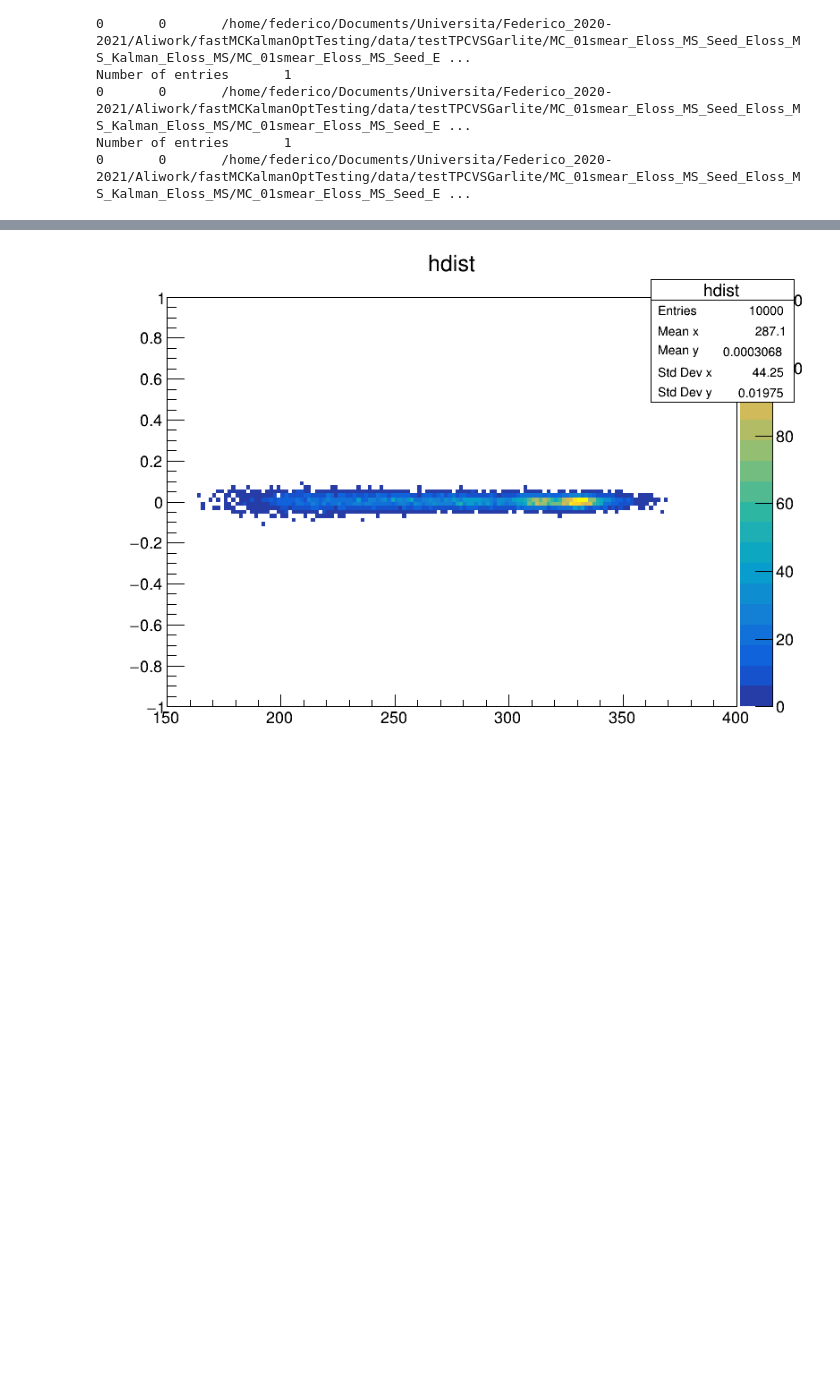
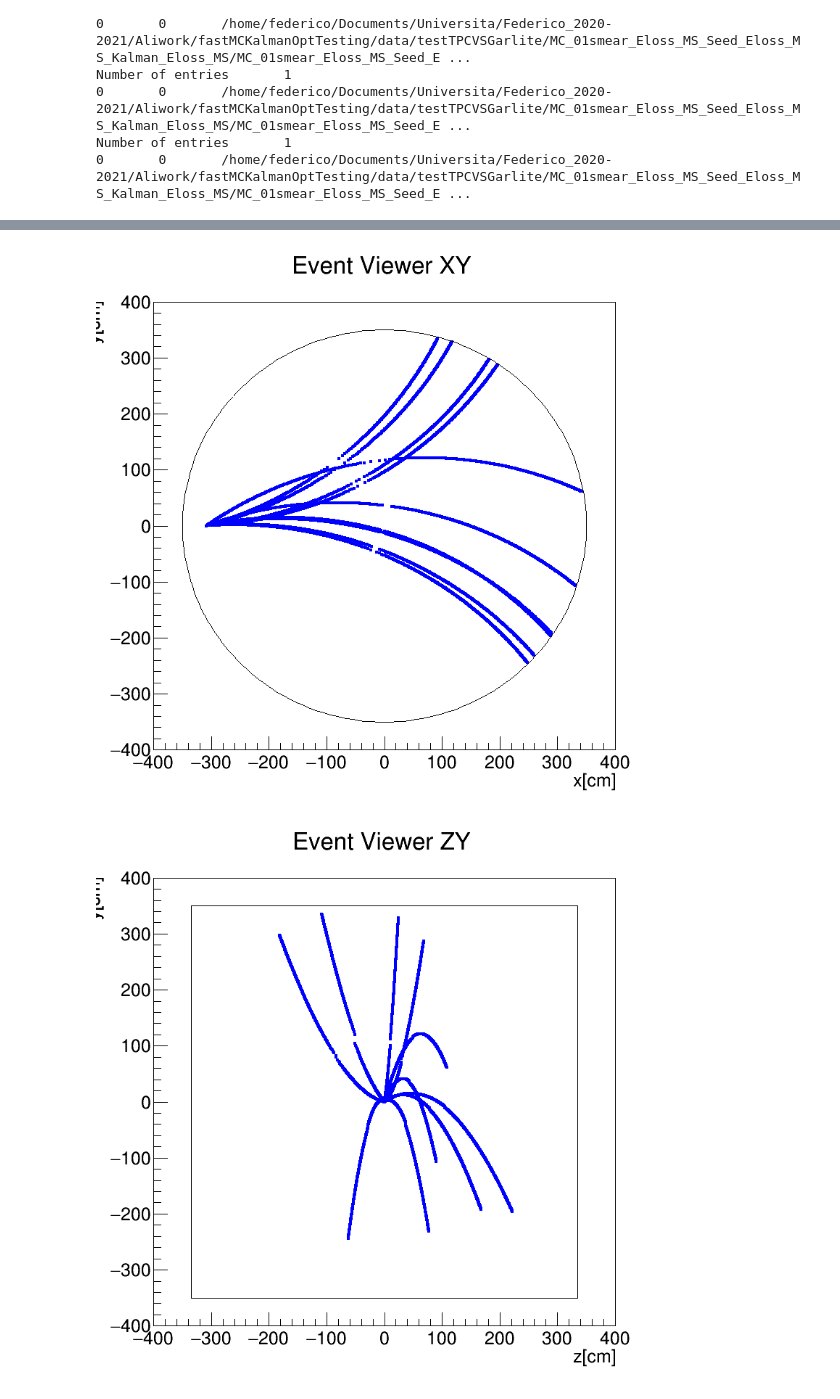
Before and after one commit to Trenchcoat95/fastMCKalmanOptTesting, a Jupyter notebook: fastMCKalman/MC/fastMCKalmanXY.ipynb, the cells around one changed output, grey strips where cells are left out. Saved outputs shown, nothing was run; the diff lists cells and outputs as text; code cells hidden in the pictures; blank space fills up the shorter version.

```diff
--- a/fastMCKalman/MC/fastMCKalmanXY.ipynb
+++ b/fastMCKalman/MC/fastMCKalmanXY.ipynb
@@ -25,38 +25,64 @@ Number of entries       1
 Number of entries       1
 0       0       /home/federico/Documents/Universita/Federico_2020-2021/Aliwork/fastMCKalmanOptTesting/data/testTPCVSGarlite/MC_01smear_Eloss_MS_Seed_Eloss_MS_Kalman_Eloss_MS/MC_01smear_Eloss_MS_Seed_E ...
 # %%
-hdist = ROOT.TH2D("hdist","hdist",150,150,400,100,-1,1)
+#hXY = ROOT.TH2D("hdist","hdist",800,-400,400,800,-400,400)
+x = array('d')
+y = array('d')
+z = array('d')
 
-for iev in range(tree.GetEntries()):
+for iev in range(10):
     tree.GetEntry(iev)
     #print("entry number: ",str(iev))
     if (tree.part.fStatusMaskIn[1]!=31 or tree.part.fParamMC.size()==0): continue
 
-    xyz_st = [tree.part.fParamMC[1].GetX(),tree.part.fParamMC[1].GetParameter()[0],tree.part.fParamMC[1].GetParameter()[1]]
-    alpha_st = tree.part.fParamMC[1].GetAlpha()
-    xyz_gl_st = [xyz_st[0]*np.cos(alpha_st)-xyz_st[1]*np.sin(alpha_st), xyz_st[0]*np.sin(alpha_st)+xyz_st[1]*np.cos(alpha_st), xyz_st[2]]
-    x_g = xyz_gl_st[0]
-    y_g = xyz_gl_st[1]
-    length=0
 
 
 
-    for i in range(2,tree.part.fParamMC.size()-1):
+
+    for i in range(tree.part.fParamMC.size()-1):
         xyz = [tree.part.fParamMC[i].GetX(),tree.part.fParamMC[i].GetParameter()[0],tree.part.fParamMC[i].GetParameter()[1]]
         alpha = tree.part.fParamMC[i].GetAlpha()
         xyz_gl = [xyz[0]*np.cos(alpha)-xyz[1]*np.sin(alpha), xyz[0]*np.sin(alpha)+xyz[1]*np.cos(alpha), xyz[2]]
-        d = np.sqrt(np.square(xyz_gl[0]-xyz_gl_st[0])+np.square(xyz_gl[1]-xyz_gl_st[1])+np.square(xyz_gl[2]-xyz_gl_st[2]))
-        length=length+d
-        #print(xyz,alpha,length)
-        #if(np.abs(xyz[0])==250 or tree.part.fLoop[i]==1): break
-        if(tree.part.fLoop[i]==1): break
-        xyz_gl_st=xyz_gl
-        alpha_st=alpha
+        #if(tree.part.fLoop[i]==1): break
+        x.append(xyz_gl[0])
+        y.append(xyz_gl[1])
+        z.append(xyz_gl[2])
+        #if(iev==1):print(x[i])
 
-    res=(tree.part.fParamMC[1].GetP()-tree.part.fParamIn[1].GetP())/tree.part.fParamMC[1].GetP()
-    if (length!=0): hdist.Fill(length,res)
 
-cp = ROOT.TCanvas("myCanvasNamep","The Canvas Titlep",800,600)
-hdist.Draw("COLZ")
-cp.Draw()
+
+
+graph = ROOT.TGraph(len(x),x,y)
+
+
+hq = ROOT.TCanvas("hq","hq",800,800)
+graph.SetTitle("Event Viewer XY;x[cm];y[cm]")
+graph.SetMarkerColor(4)
+graph.SetMarkerSize(0.5)
+graph.SetMarkerStyle(21)
+graph.GetHistogram().SetMinimum(-400)  #   Y
+graph.GetHistogram().SetMaximum(400)   #   Y
+graph.GetXaxis().SetLimits(-400,400)   #   X
+el1 = ROOT.TEllipse(0,0,350,350)
+el1.SetFillStyle(0)
+graph.Draw("AP")
+el1.Draw("same")
+hq.Draw()
+
+graphz = ROOT.TGraph(len(z),z,y)
+
+
+hq2 = ROOT.TCanvas("hq2","hq2",800,800)
+graphz.SetTitle("Event Viewer ZY;z[cm];y[cm]")
+graphz.SetMarkerColor(4)
+graphz.SetMarkerSize(0.5)
+graphz.SetMarkerStyle(21)
+graphz.GetHistogram().SetMinimum(-400)  #   Y
+graphz.GetHistogram().SetMaximum(400)   #   Y
+graphz.GetXaxis().SetLimits(-400,400)   #   X
+box1=ROOT.TBox(-335,-350,335,350)
+box1.SetFillStyle(0)
+graphz.Draw("AP")
+box1.Draw("same")
+hq2.Draw()
 # %% [output]
@@ -65 +91,2 @@ Warning in <TCanvas::Constructor>: Deleting canvas with same name: myCanvasNamep
-[figure, old version]
+[figure, new version]
+[figure, added]
```
Also changed, not shown: parts of 2 cells of this notebook, 5 other files.
